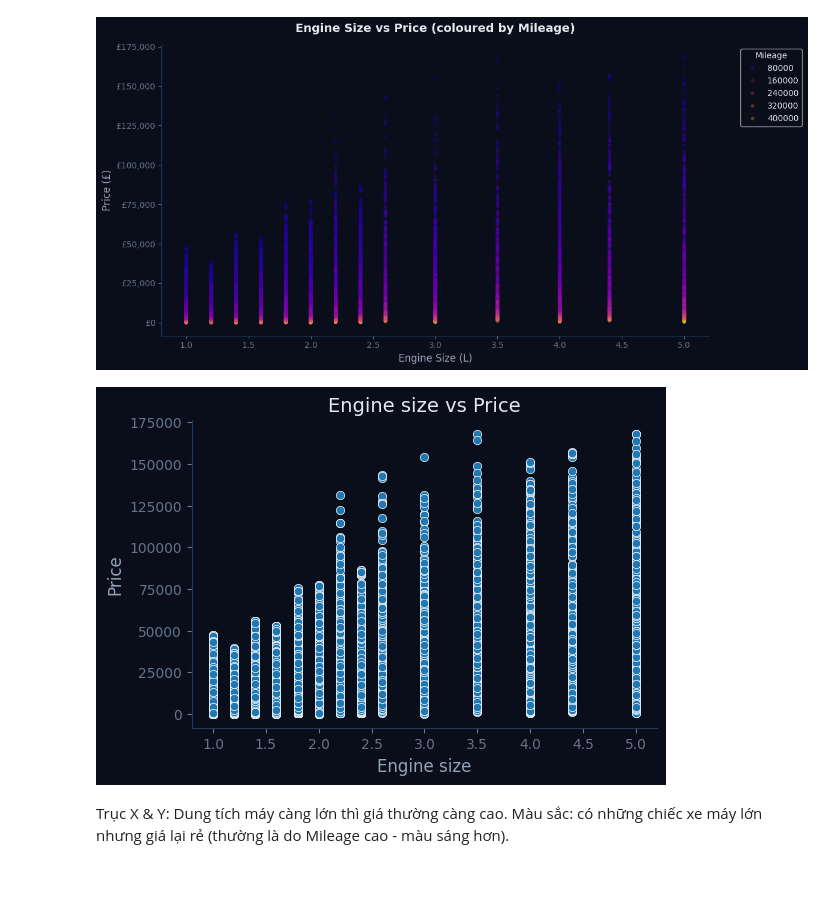
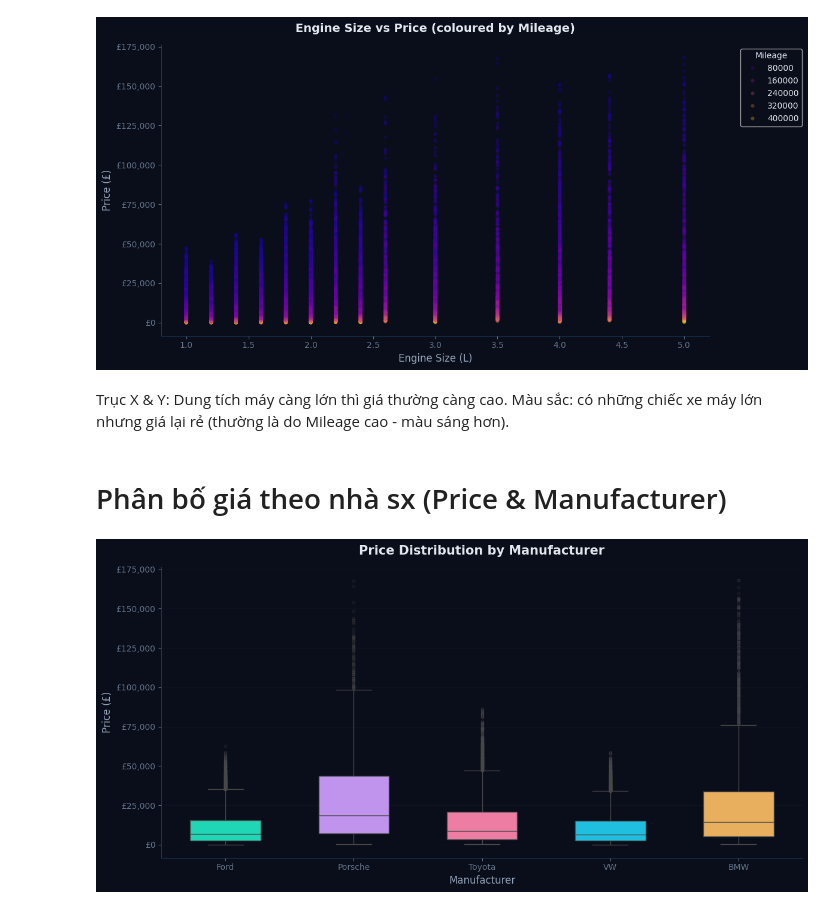
Before and after one commit to hoangchaulanbao/HocmayNC, a Jupyter notebook: btcn.ipynb, the cells around one changed output. Saved outputs shown, nothing was run; the diff lists cells and outputs as text; code cells hidden in the pictures; blank space fills up the shorter version.

```diff
--- a/btcn.ipynb
+++ b/btcn.ipynb
@@ -411,18 +411,29 @@ plt.tight_layout()
 plt.show()
 # %% [output]
 [figure]
-# %%
-import matplotlib.pyplot as plt
-import seaborn as sns
-
-# Vẽ biểu đồ đơn giản nhất
-plt.figure(figsize=(6, 4))
-sns.scatterplot(x='Engine size', y='Price', data=df)
-
-plt.title("Engine size vs Price")
-plt.show()
-# %% [output]
-[figure, removed]
 # %% [markdown]
 Trục X & Y: Dung tích máy càng lớn thì giá thường càng cao.
 Màu sắc: có  những chiếc xe máy lớn nhưng giá lại rẻ (thường là do Mileage cao - màu sáng hơn).
+# %% [markdown]
+# Phân bố giá theo nhà sx (Price &  Manufacturer)
+# %%
+fig, ax = plt.subplots(figsize=(12, 6))
+
+# Vẽ biểu đồ với palette và flierprops gọn hơn
+sns.boxplot(data=df, x='Manufacturer', y='Price', ax=ax, width=0.55,
+            palette={'VW':'#00d4ff','Ford':'#00f5c8','Toyota':'#ff6b9d','BMW':'#ffb347','Porsche':'#c084fc'},
+            flierprops={'marker':'o', 'alpha':0.3, 'markersize':3})
+
+# Gom nhóm các thiết lập trục và tiêu đề
+
+ax.set(xlabel='Manufacturer', ylabel='Price (£)') # Keep xlabel and ylabel from the original set call
+ax.set_title('Price Distribution by Manufacturer', fontsize=15, fontweight='bold', color='#e2e8f0', pad=15) # Correct way to set title and its properties
+
+# Format tiền tệ và grid
+ax.yaxis.set_major_formatter(mticker.StrMethodFormatter('£{x:,.0f}'))
+ax.grid(True, axis='y', alpha=0.3)
+
+plt.tight_layout()
+plt.show()
+# %% [output]
+[figure, added]
```
Also changed, not shown: parts of 22 cells of this notebook.
